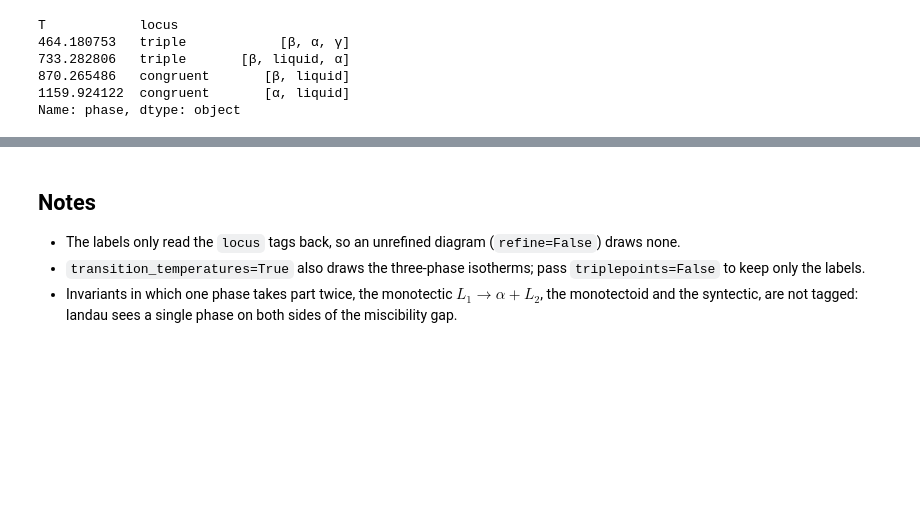
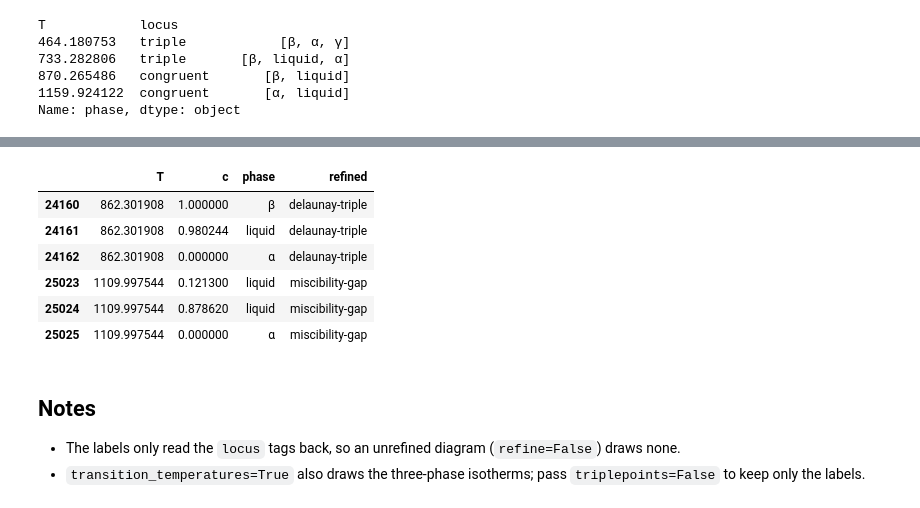
Before and after one commit to eisenforschung/landau, a Jupyter notebook: notebooks/TransitionTemperatures.ipynb, the cells around one changed output, grey strips where cells are left out. Saved outputs shown, nothing was run; the diff lists cells and outputs as text; code cells hidden in the pictures; blank space fills up the shorter version.

```diff
--- a/notebooks/TransitionTemperatures.ipynb
+++ b/notebooks/TransitionTemperatures.ipynb
@@ -156,6 +169,15 @@ Name: phase, dtype: object
+# %%
+df.query("locus == 'triple'")[["T", "c", "phase", "refined"]]
+# %% [output]
+|  | T | c | phase | refined |
+| 24160 | 862.301908 | 1.000000 | β | delaunay-triple |
+| 24161 | 862.301908 | 0.980244 | liquid | delaunay-triple |
+| 24162 | 862.301908 | 0.000000 | α | delaunay-triple |
+| 25023 | 1109.997544 | 0.121300 | liquid | miscibility-gap |
+| 25024 | 1109.997544 | 0.878620 | liquid | miscibility-gap |
+| 25025 | 1109.997544 | 0.000000 | α | miscibility-gap |
 # %% [markdown]
 ## Notes
 
 * The labels only read the `locus` tags back, so an unrefined diagram (`refine=False`) draws none.
 * `transition_temperatures=True` also draws the three-phase isotherms; pass `triplepoints=False` to keep only the labels.
-* Invariants in which one phase takes part twice, the monotectic $L_1 \rightarrow \alpha + L_2$, the monotectoid and the syntectic, are not tagged: landau sees a single phase on both sides of the miscibility gap.
```
Also changed, not shown: parts of 13 cells of this notebook.
